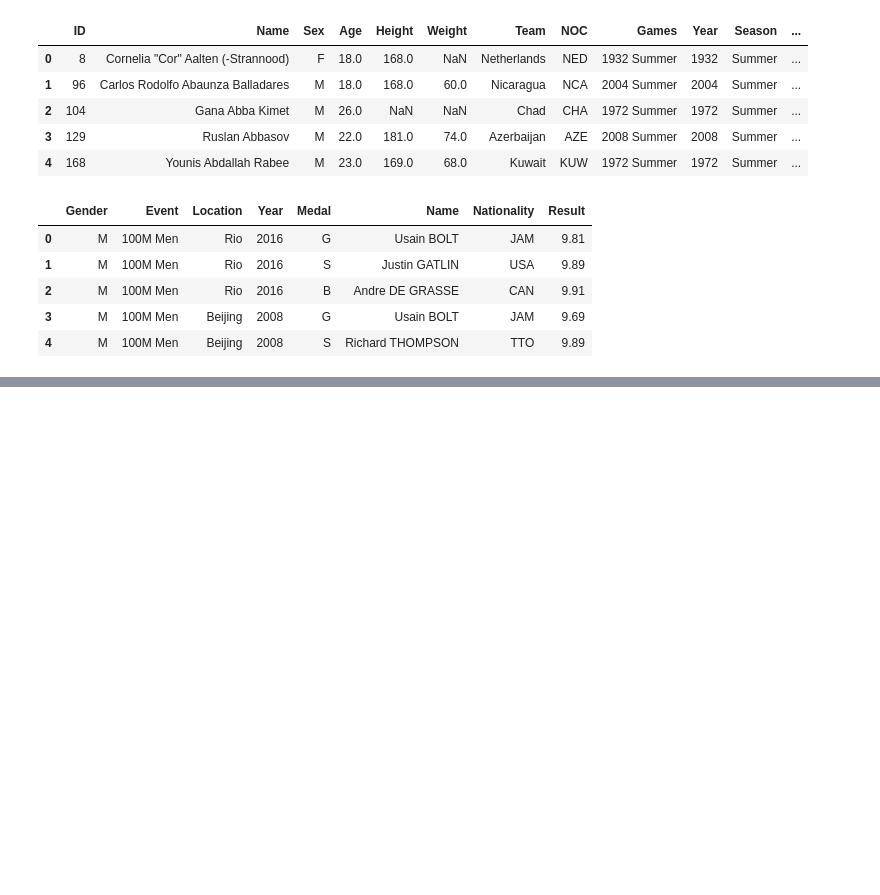
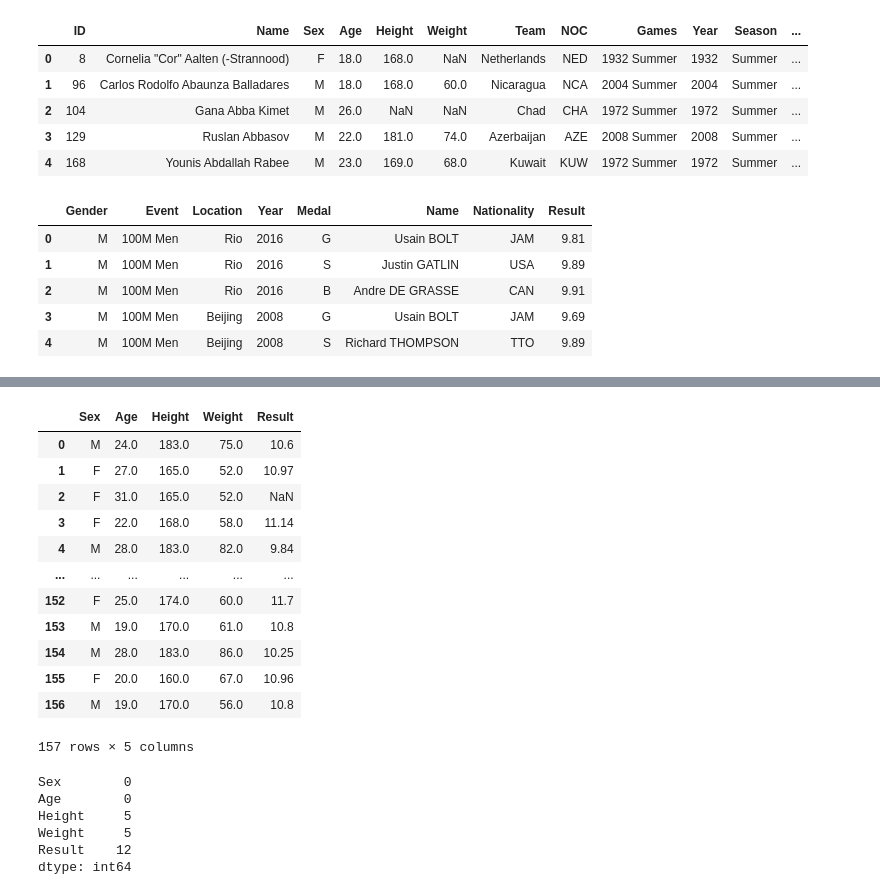
Before and after one commit to jmejiasb/viu_act2, a Jupyter notebook: 04EPPY_Act02(1).ipynb, the cells around one changed output, grey strips where cells are left out. Saved outputs shown, nothing was run; the diff lists cells and outputs as text; code cells hidden in the pictures; blank space fills up the shorter version.

```diff
--- a/04EPPY_Act02(1).ipynb
+++ b/04EPPY_Act02(1).ipynb
@@ -460,0 +479,29 @@ athletes_100_meters
+# %%
+#Eliminar Year, Medal ya que las dos primeras no se usaran en el modelo y Gender ya que es redundante con la columna Sex
+model_data = model_data.drop(["Year", "Medal", "Gender"], axis=1)
+
+model_data
+# %% [output]
+|  | Sex | Age | Height | Weight | Result |
+| 0 | M | 24.0 | 183.0 | 75.0 | 10.6 |
+| 1 | F | 27.0 | 165.0 | 52.0 | 10.97 |
+| 2 | F | 31.0 | 165.0 | 52.0 | NaN |
+| 3 | F | 22.0 | 168.0 | 58.0 | 11.14 |
+| 4 | M | 28.0 | 183.0 | 82.0 | 9.84 |
+| ... | ... | ... | ... | ... | ... |
+| 152 | F | 25.0 | 174.0 | 60.0 | 11.7 |
+| 153 | M | 19.0 | 170.0 | 61.0 | 10.8 |
+| 154 | M | 28.0 | 183.0 | 86.0 | 10.25 |
+| 155 | F | 20.0 | 160.0 | 67.0 | 10.96 |
+| 156 | M | 19.0 | 170.0 | 56.0 | 10.8 |
+157 rows × 5 columns
+# %%
+#Todavia quedan datos faltantes
+model_data.isnull().sum()
+# %% [output]
+Sex        0
+Age        0
+Height     5
+Weight     5
+Result    12
+dtype: int64
```
Also changed, not shown: parts of 27 cells of this notebook, 3 other files.
